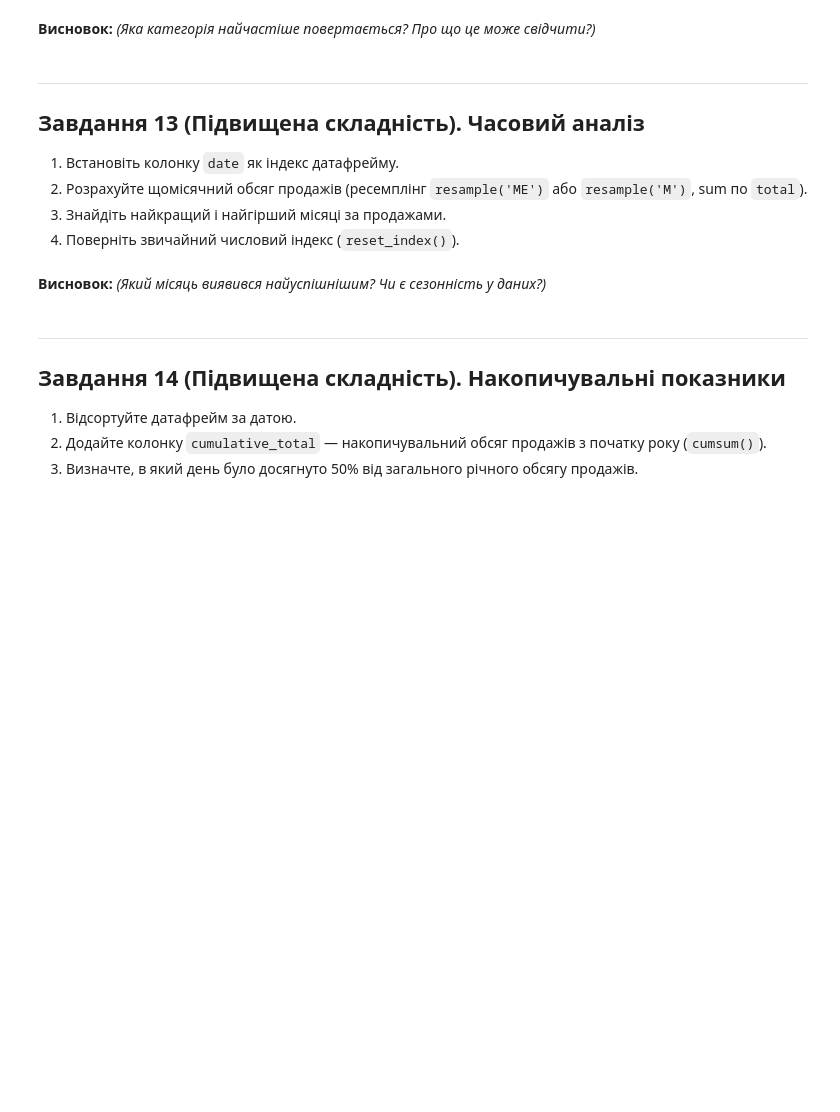
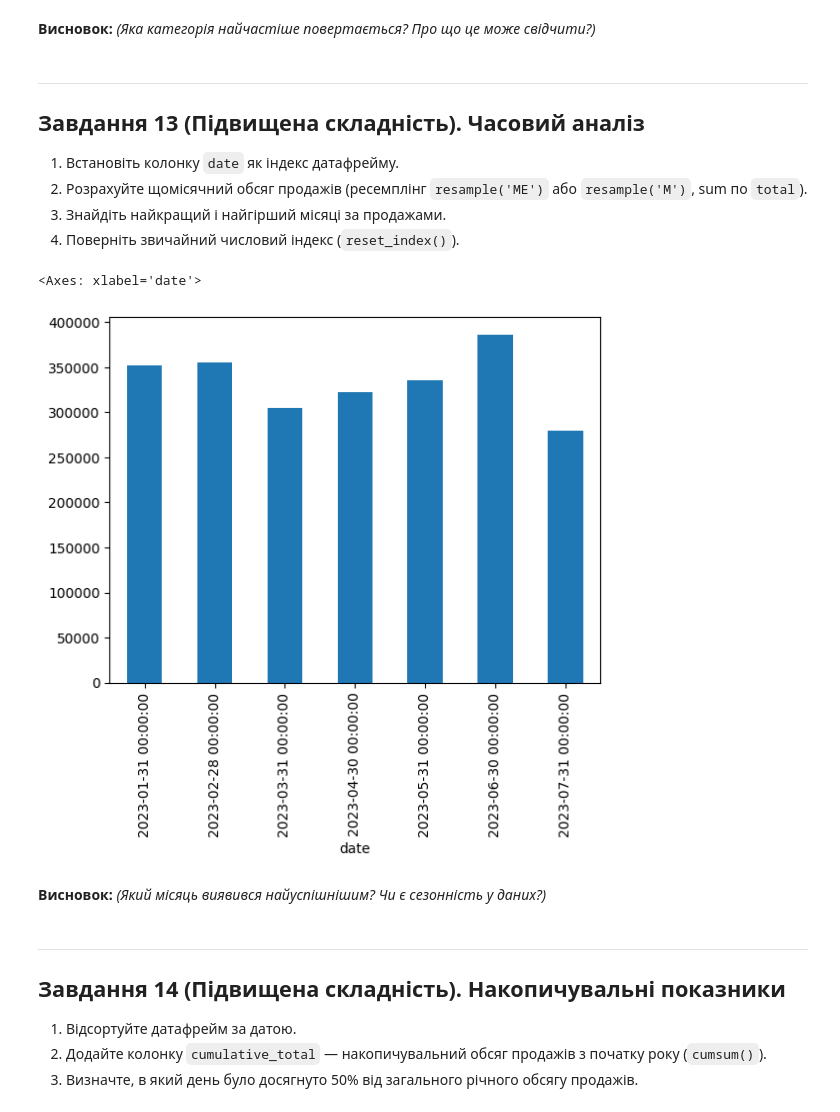
Before and after one commit to rudmaxx/DTA_Python, a Jupyter notebook: classmede/pandas_tasks_beginners_DTA.ipynb, the cells around one changed output. Saved outputs shown, nothing was run; the diff lists cells and outputs as text; code cells hidden in the pictures; blank space fills up the shorter version.

```diff
--- a/classmede/pandas_tasks_beginners_DTA.ipynb
+++ b/classmede/pandas_tasks_beginners_DTA.ipynb
@@ -200,3 +415,10 @@ print('Колонки:', list(df.columns))
+# %%
+# Ваш код тут
+df['month'] = df['date'].dt.strftime(' %B %Y')
+df.resample('ME', on = 'date')['total'].sum().plot(kind='bar', ) #df['date'].dt.strftime(' %B %Y')
+# %% [output]
+<Axes: xlabel='date'>
+[figure, added]
 # %% [markdown]
 **Висновок:** *(Який місяць виявився найуспішнішим? Чи є сезонність у даних?)*
 # %% [markdown]
```
Also changed, not shown: parts of 20 cells of this notebook.
